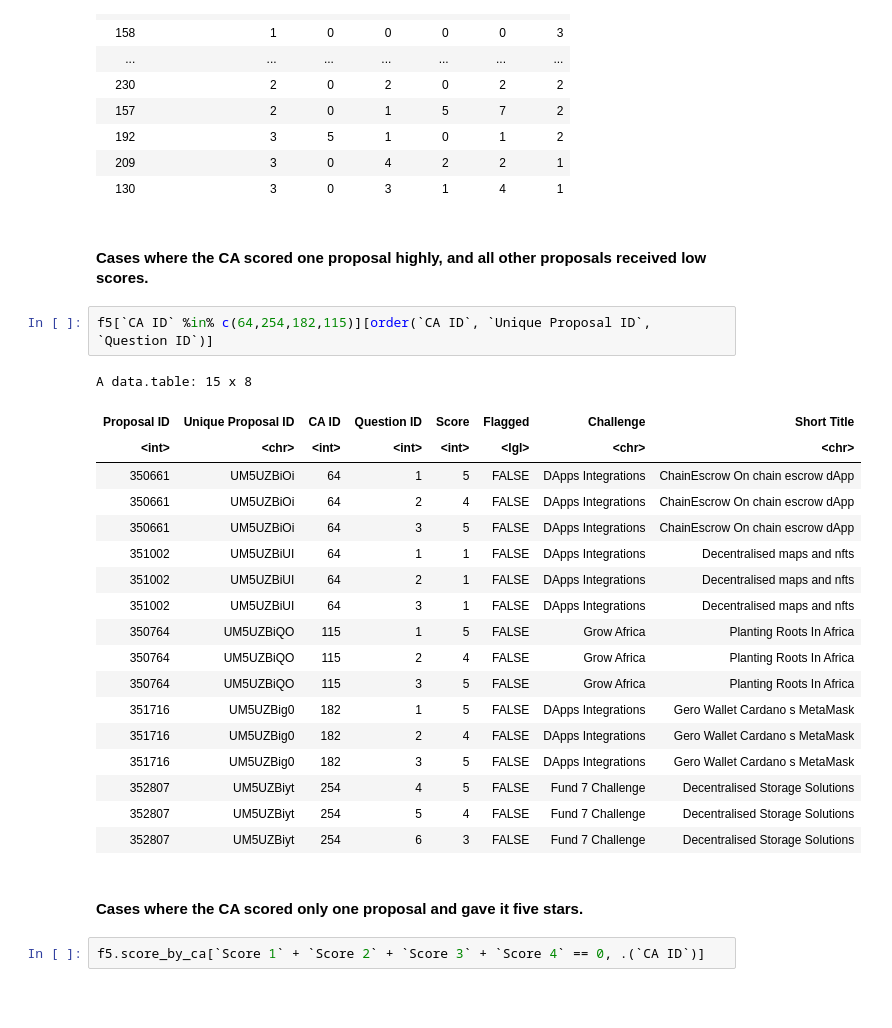
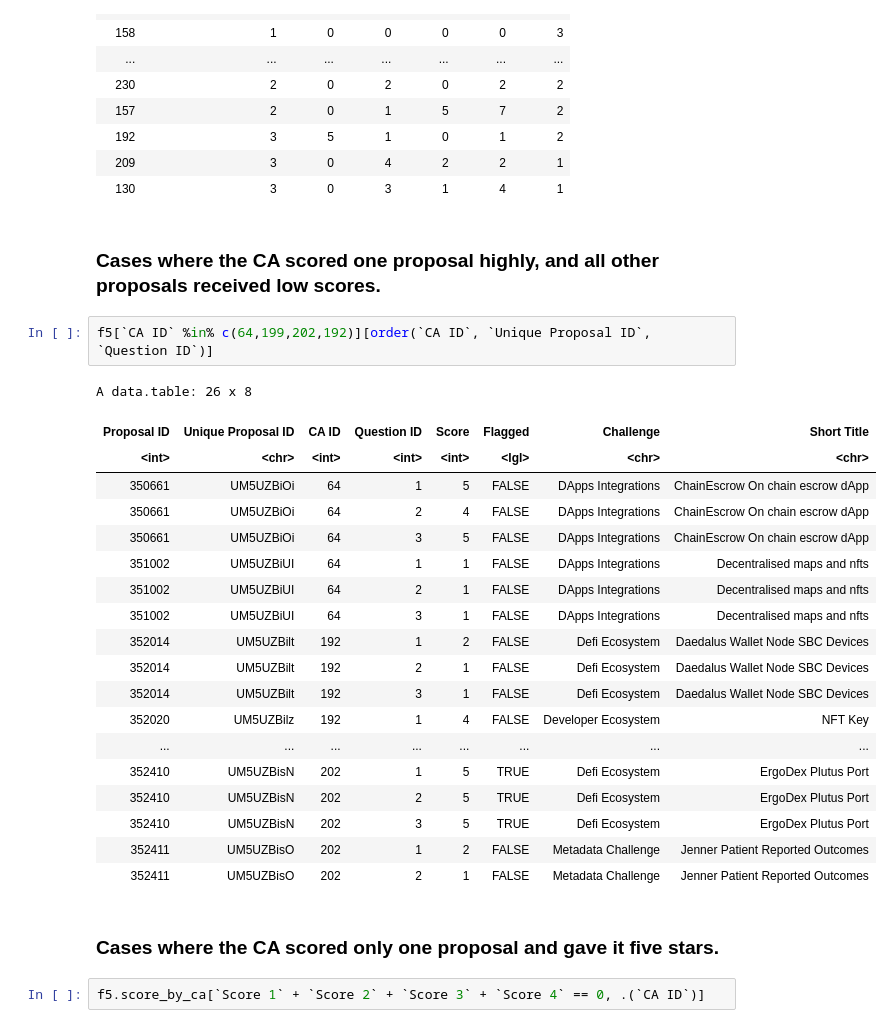
Before and after one commit to bwbush/catalyst-assessment-analyses, a Jupyter notebook: f5-exploratory-analysis.ipynb, the cells around one changed output. Drawn from its saved outputs; the diff is of its cells as text; blank space fills up the shorter version.

```diff
--- a/f5-exploratory-analysis.ipynb
+++ b/f5-exploratory-analysis.ipynb
@@ -160,30 +163,31 @@ A data.table: 31 x 7
 | 209 | 3 | 0 | 4 | 2 | 2 | 1 |
 | 130 | 3 | 0 | 3 | 1 | 4 | 1 |
 # %% [markdown]
-#### Cases where the CA scored one proposal highly, and all other proposals received low scores.
+### Cases where the CA scored one proposal highly, and all other proposals received low scores.
 # %%
-f5[`CA ID` %in% c(64,254,182,115)][order(`CA ID`, `Unique Proposal ID`, `Question ID`)]
+f5[`CA ID` %in% c(64,199,202,192)][order(`CA ID`, `Unique Proposal ID`, `Question ID`)]
 # %% [output]
-A data.table: 15 x 8
+A data.table: 26 x 8
 | Proposal ID | Unique Proposal ID | CA ID | Question ID | Score | Flagged | Challenge | Short Title |
 | <int> | <chr> | <int> | <int> | <int> | <lgl> | <chr> | <chr> |
 | 350661 | UM5UZBiOi | 64 | 1 | 5 | FALSE | DApps Integrations | ChainEscrow On chain escrow dApp |
 | 350661 | UM5UZBiOi | 64 | 2 | 4 | FALSE | DApps Integrations | ChainEscrow On chain escrow dApp |
 | 350661 | UM5UZBiOi | 64 | 3 | 5 | FALSE | DApps Integrations | ChainEscrow On chain escrow dApp |
 | 351002 | UM5UZBiUI | 64 | 1 | 1 | FALSE | DApps Integrations | Decentralised maps and nfts |
 | 351002 | UM5UZBiUI | 64 | 2 | 1 | FALSE | DApps Integrations | Decentralised maps and nfts |
 | 351002 | UM5UZBiUI | 64 | 3 | 1 | FALSE | DApps Integrations | Decentralised maps and nfts |
-| 350764 | UM5UZBiQO | 115 | 1 | 5 | FALSE | Grow Africa | Planting Roots In Africa |
-| 350764 | UM5UZBiQO | 115 | 2 | 4 | FALSE | Grow Africa | Planting Roots In Africa |
-| 350764 | UM5UZBiQO | 115 | 3 | 5 | FALSE | Grow Africa | Planting Roots In Africa |
-| 351716 | UM5UZBig0 | 182 | 1 | 5 | FALSE | DApps Integrations | Gero Wallet Cardano s MetaMask |
-| 351716 | UM5UZBig0 | 182 | 2 | 4 | FALSE | DApps Integrations | Gero Wallet Cardano s MetaMask |
-| 351716 | UM5UZBig0 | 182 | 3 | 5 | FALSE | DApps Integrations | Gero Wallet Cardano s MetaMask |
-| 352807 | UM5UZBiyt | 254 | 4 | 5 | FALSE | Fund 7 Challenge | Decentralised Storage Solutions |
-| 352807 | UM5UZBiyt | 254 | 5 | 4 | FALSE | Fund 7 Challenge | Decentralised Storage Solutions |
-| 352807 | UM5UZBiyt | 254 | 6 | 3 | FALSE | Fund 7 Challenge | Decentralised Storage Solutions |
+| 352014 | UM5UZBilt | 192 | 1 | 2 | FALSE | Defi Ecosystem | Daedalus Wallet Node SBC Devices |
+| 352014 | UM5UZBilt | 192 | 2 | 1 | FALSE | Defi Ecosystem | Daedalus Wallet Node SBC Devices |
+| 352014 | UM5UZBilt | 192 | 3 | 1 | FALSE | Defi Ecosystem | Daedalus Wallet Node SBC Devices |
+| 352020 | UM5UZBilz | 192 | 1 | 4 | FALSE | Developer Ecosystem | NFT Key |
+| ... | ... | ... | ... | ... | ... | ... | ... |
+| 352410 | UM5UZBisN | 202 | 1 | 5 | TRUE | Defi Ecosystem | ErgoDex Plutus Port |
+| 352410 | UM5UZBisN | 202 | 2 | 5 | TRUE | Defi Ecosystem | ErgoDex Plutus Port |
+| 352410 | UM5UZBisN | 202 | 3 | 5 | TRUE | Defi Ecosystem | ErgoDex Plutus Port |
+| 352411 | UM5UZBisO | 202 | 1 | 2 | FALSE | Metadata Challenge | Jenner Patient Reported Outcomes |
+| 352411 | UM5UZBisO | 202 | 2 | 1 | FALSE | Metadata Challenge | Jenner Patient Reported Outcomes |
 # %% [markdown]
-#### Cases where the CA scored only one proposal and gave it five stars.
+### Cases where the CA scored only one proposal and gave it five stars.
 # %%
 f5.score_by_ca[`Score 1` + `Score 2` + `Score 3` + `Score 4` == 0, .(`CA ID`)]
 # %% [output]
```
Also changed, not shown: parts of 23 cells of this notebook.
